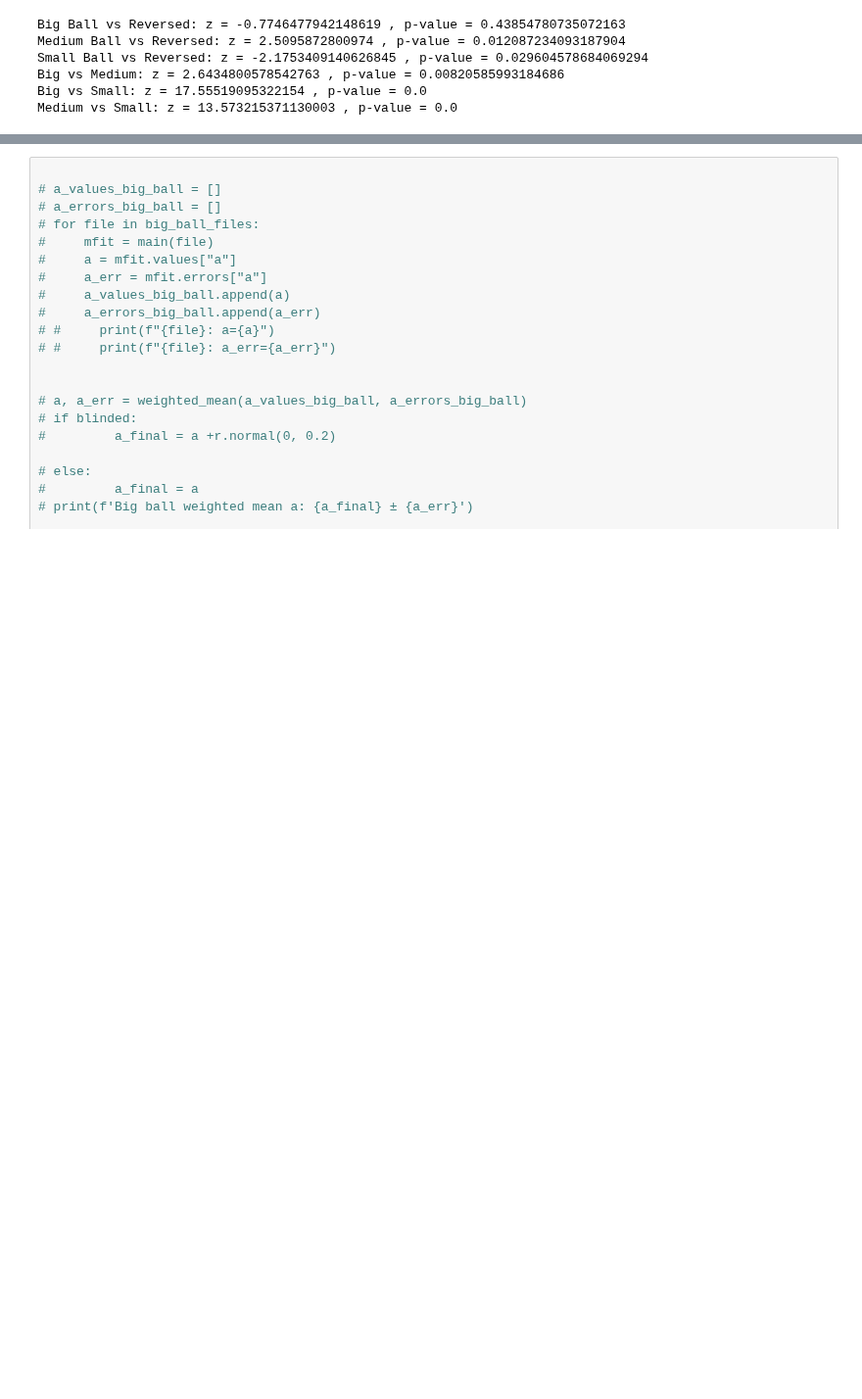
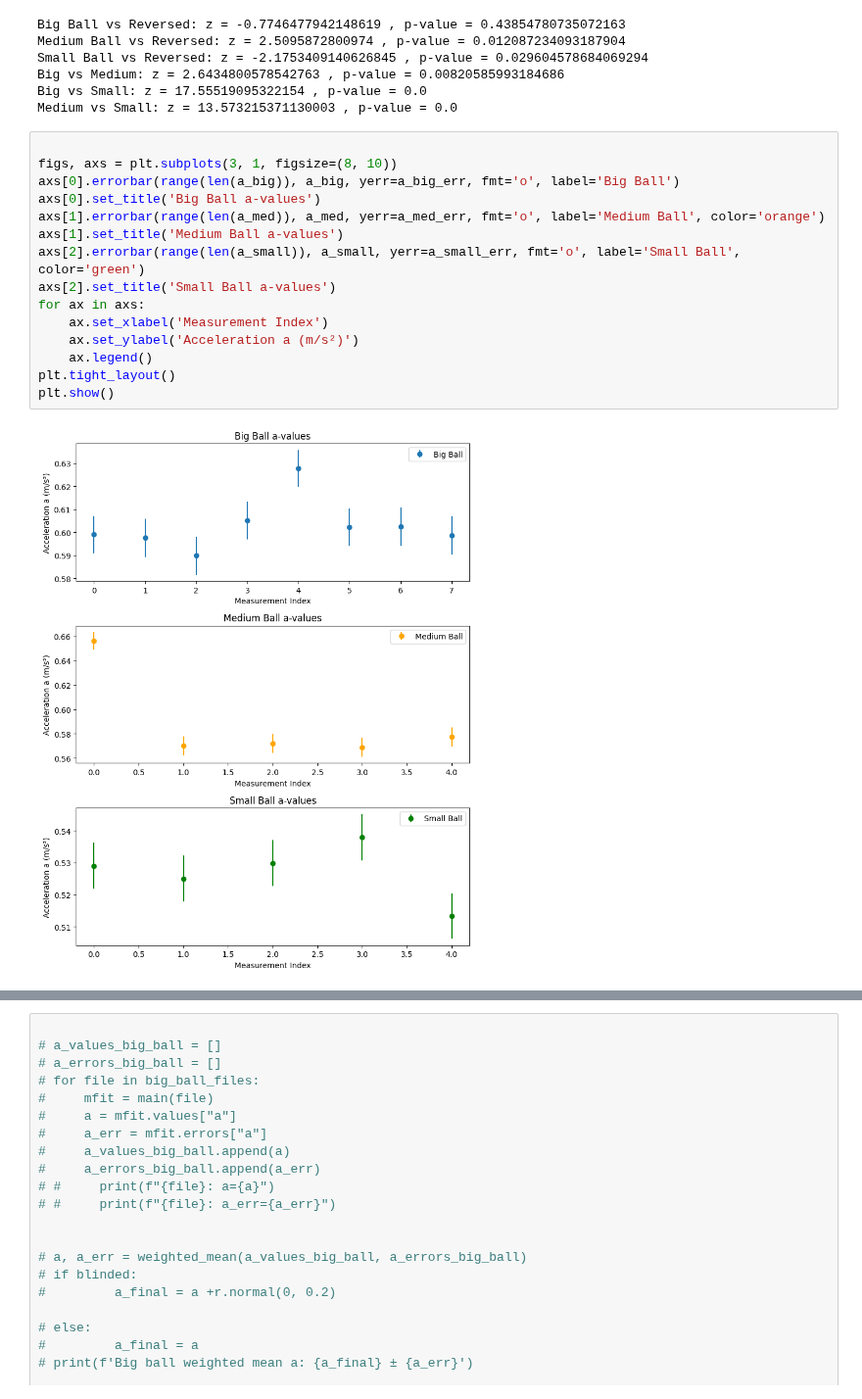
Before and after one commit to MagnusTrier/appstat_project, a Jupyter notebook: BallOnIncline_original.ipynb, the cells around one changed output, grey strips where cells are left out. Shown at 98% size. Cells and saved outputs as stored; diff of their text form; blank space fills up the shorter version.

```diff
--- a/BallOnIncline_original.ipynb
+++ b/BallOnIncline_original.ipynb
@@ -246,3 +253,20 @@ Small Ball vs Reversed: z = -2.1753409140626845 , p-value = 0.029604578684069294
 Big vs Medium: z = 2.6434800578542763 , p-value = 0.00820585993184686
 Big vs Small: z = 17.55519095322154 , p-value = 0.0
 Medium vs Small: z = 13.573215371130003 , p-value = 0.0
+# %%
+
+figs, axs = plt.subplots(3, 1, figsize=(8, 10))
+axs[0].errorbar(range(len(a_big)), a_big, yerr=a_big_err, fmt='o', label='Big Ball')
+axs[0].set_title('Big Ball a-values')
+axs[1].errorbar(range(len(a_med)), a_med, yerr=a_med_err, fmt='o', label='Medium Ball', color='orange')
+axs[1].set_title('Medium Ball a-values')
+axs[2].errorbar(range(len(a_small)), a_small, yerr=a_small_err, fmt='o', label='Small Ball', color='green')
+axs[2].set_title('Small Ball a-values')
+for ax in axs:
+    ax.set_xlabel('Measurement Index')
+    ax.set_ylabel('Acceleration a (m/s²)')
+    ax.legend()
+plt.tight_layout()
+plt.show()
+# %% [output]
+[figure, added]
```
Also changed, not shown: parts of 6 cells of this notebook.
